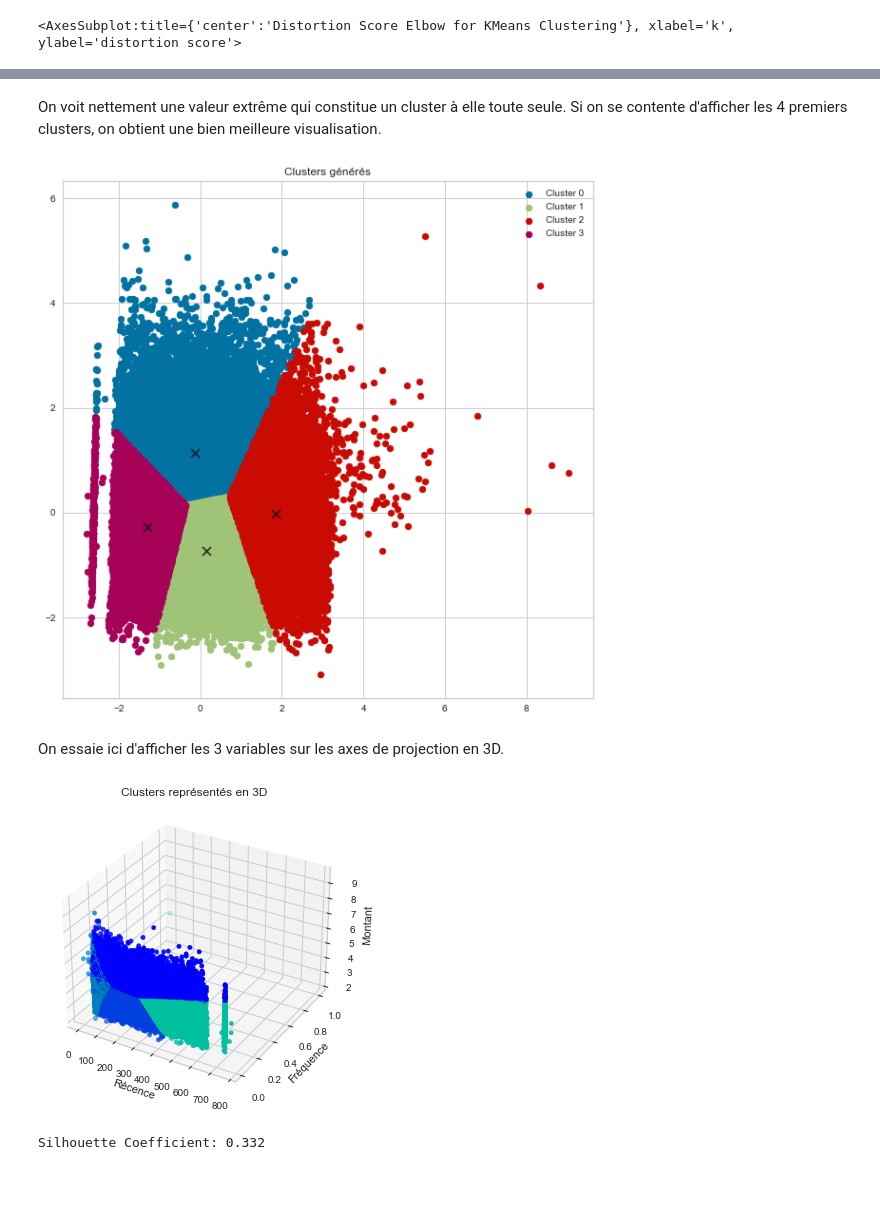
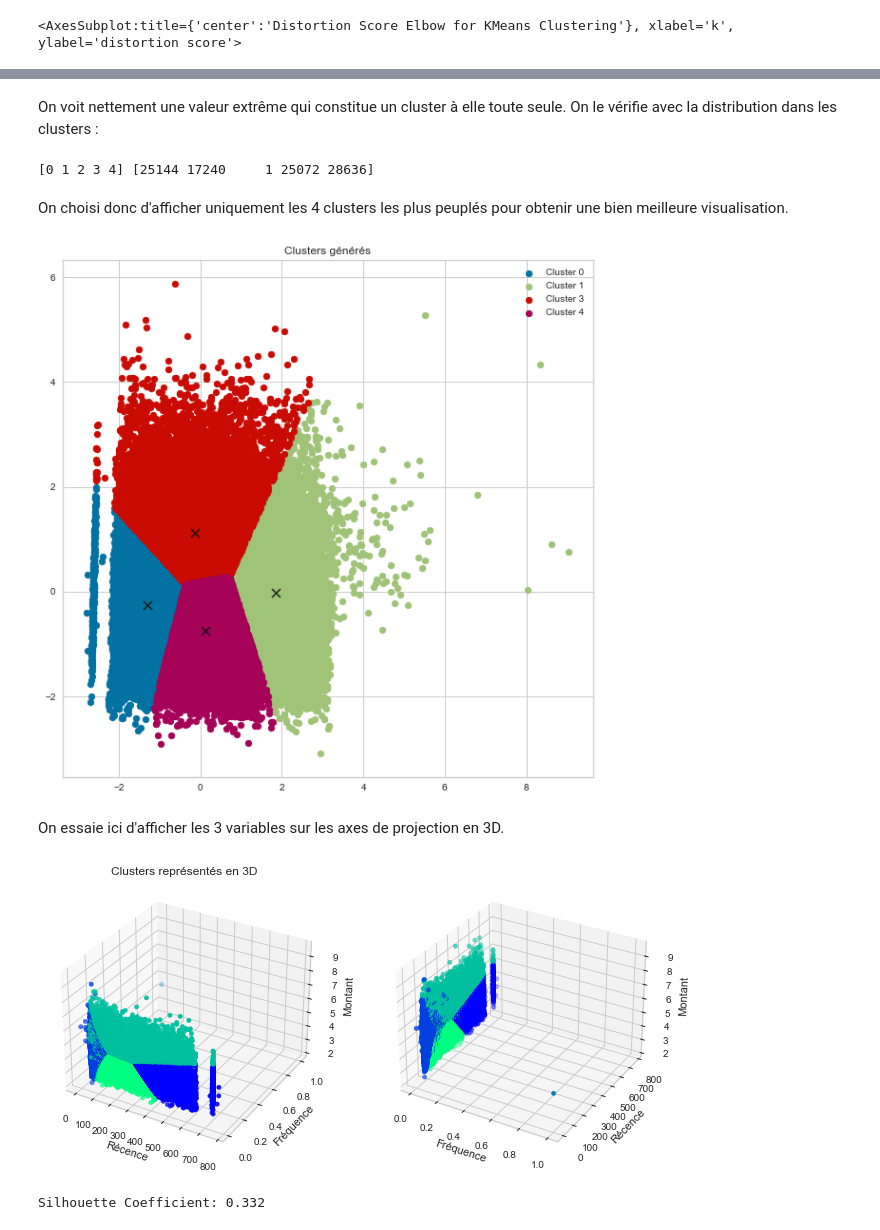
Before and after one commit to JulienGremillot/OpenClassrooms_Ingenieur_Machine_Learning, a Jupyter notebook: Segmentez des clients d'un site e-commerce/Segmentez des clients d'un site e-commerce - 2.ipynb, the cells around one changed output, grey strips where cells are left out. Drawn from its saved outputs; the diff is of its cells as text; code cells hidden in the pictures; blank space fills up the shorter version.

Commit message:
Version finale pour soutenance

```diff
--- a/Segmentez des clients d'un site e-commerce/Segmentez des clients d'un site e-commerce - 2.ipynb
+++ b/Segmentez des clients d'un site e-commerce/Segmentez des clients d'un site e-commerce - 2.ipynb
@@ -311,29 +311,43 @@ plt.show()
 # %% [markdown]
-On voit nettement une valeur extrême qui constitue un cluster à elle toute seule. Si on se contente d'afficher les 4 premiers clusters, on obtient une bien meilleure visualisation.
+On voit nettement une valeur extrême qui constitue un cluster à elle toute seule. On le vérifie avec la distribution dans les clusters :
+# %%
+unique, counts = np.unique(label_rfm, return_counts=True)
+print(unique, counts)
+# %% [output]
+[0 1 2 3 4] [25144 17240     1 25072 28636]
+# %% [markdown]
+On choisi donc d'afficher uniquement les 4 clusters les plus peuplés pour obtenir une bien meilleure visualisation.
 # %%
 plt.figure(figsize=(10, 10))
-for i in range(4):
-    plt.scatter(data_pca_rfm[label_rfm==i, 0], data_pca_rfm[label_rfm==i, 1], label = "Cluster " + str(i))
-plt.scatter(cluster_centers_rfm[:4, 0], cluster_centers_rfm[:4,1], s=80, alpha=0.8, color='k', marker="x")
+for i in range(n_clusters):
+    if counts[i] > 1:
+        plt.scatter(data_pca_rfm[label_rfm==i, 0], data_pca_rfm[label_rfm==i, 1], label = "Cluster " + str(i))
+        plt.scatter(cluster_centers_rfm[i, 0], cluster_centers_rfm[i,1], s=80, alpha=0.8, color='k', marker="x")
 plt.legend()
 plt.title('Clusters générés')
 plt.show()
 # %% [output]
-[figure, old version]
+[figure, new version]
 # %% [markdown]
 On essaie ici d'afficher les 3 variables sur les axes de projection en 3D.
 # %%
-fig = plt.figure()
-ax = fig.add_subplot(111, projection='3d')
-scatter = ax.scatter(clients_rfm['recence'], clients_rfm['frequence'], clients_rfm['montant'],
-                     c=label_rfm, s=20, cmap='winter')
+fig = plt.figure(figsize=plt.figaspect(0.5))
+ax = fig.add_subplot(1, 2, 1, projection='3d')
+ax.scatter(clients_rfm['recence'], clients_rfm['frequence'], clients_rfm['montant'],
+           c=label_rfm, s=20, cmap='winter')
 ax.set_title('Clusters représentés en 3D')
 ax.set_xlabel('Récence')
 ax.set_ylabel('Fréquence')
 ax.set_zlabel('Montant')
+ax = fig.add_subplot(1, 2, 2, projection='3d')
+ax.scatter(clients_rfm['frequence'], clients_rfm['recence'], clients_rfm['montant'],
+           c=label_rfm, s=20, cmap='winter')
+ax.set_xlabel('Fréquence')
+ax.set_ylabel('Récence')
+ax.set_zlabel('Montant')
 plt.show()
 # %% [output]
-[figure, old version]
+[figure, new version]
 # %%
 # Le coefficient de silhouette
 print("Silhouette Coefficient: %0.3f" % sklearn.metrics.silhouette_score(data_pca_rfm, kmeans_rfm.labels_))
```
Also changed, not shown: parts of 16 cells of this notebook.
